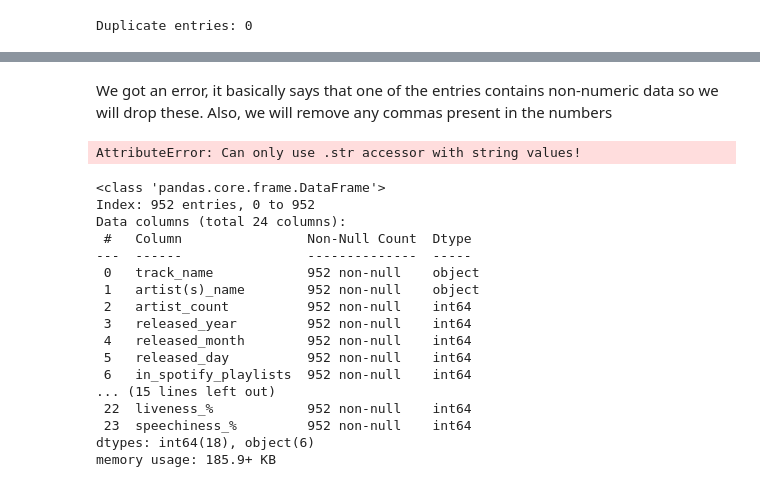
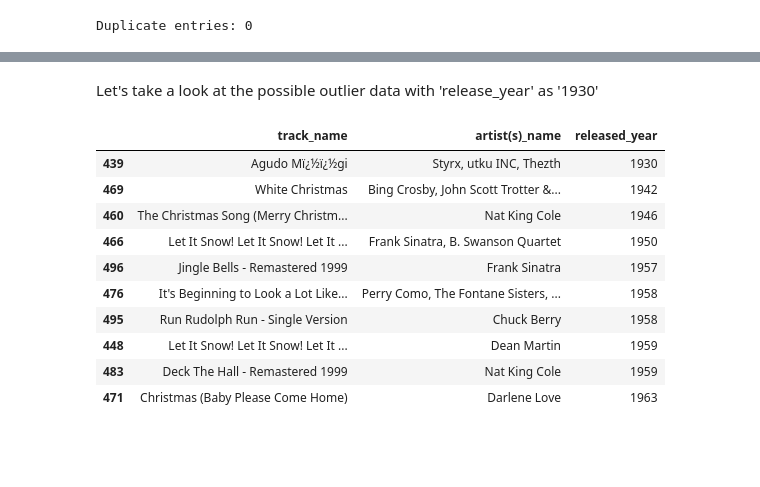
Before and after one commit to ad-mz/Python-Jupyter, a Jupyter notebook: case_study.ipynb, the cells around one changed output, grey strips where cells are left out. Saved outputs shown, nothing was run; the diff lists cells and outputs as text; code cells hidden in the pictures; blank space fills up the shorter version.

```diff
--- a/case_study.ipynb
+++ b/case_study.ipynb
@@ -112,32 +102,18 @@ myData['in_shazam_charts'] = myData['in_shazam_charts'].astype('int64')
-# %% [markdown]
-We got an error, it basically says that one of the entries contains non-numeric data so we will drop these. Also, we will remove any commas present in the numbers
-# %%
-myData = pd.read_csv("spotify-2023.csv", encoding='ISO-8859-1')
-
-myData = myData[~myData['streams'].str.contains('[a-zA-Z]', na=False)]
-myData['streams'] = myData['streams'].astype('int64')
-
-myData['in_deezer_charts'] = myData['in_deezer_charts'].str.replace(',', '')
-myData['in_shazam_charts'] = myData['in_shazam_charts'].str.replace(',', '')
-# %% [output]
-AttributeError: Can only use .str accessor with string values!
-# %%
-myData.info()
-# %% [output]
-<class 'pandas.core.frame.DataFrame'>
-Index: 952 entries, 0 to 952
-Data columns (total 24 columns):
- #   Column                Non-Null Count  Dtype
----  ------                --------------  -----
- 0   track_name            952 non-null    object
- 1   artist(s)_name        952 non-null    object
- 2   artist_count          952 non-null    int64
- 3   released_year         952 non-null    int64
- 4   released_month        952 non-null    int64
- 5   released_day          952 non-null    int64
- 6   in_spotify_playlists  952 non-null    int64
-... (15 lines left out)
- 22  liveness_%            952 non-null    int64
- 23  speechiness_%         952 non-null    int64
-dtypes: int64(18), object(6)
-memory usage: 185.9+ KB
+# %% [markdown]
+Let's take a look at the possible outlier data with 'release_year' as '1930'
+# %%
+tempdf = myData.sort_values(by='released_year')
+columns_selected = ['track_name', 'artist(s)_name', 'released_year']
+tempdf[columns_selected].head(10)
+# %% [output]
+|  | track_name | artist(s)_name | released_year |
+| 439 | Agudo Mï¿½ï¿½gi | Styrx, utku INC, Thezth | 1930 |
+| 469 | White Christmas | Bing Crosby, John Scott Trotter &... | 1942 |
+| 460 | The Christmas Song (Merry Christm... | Nat King Cole | 1946 |
+| 466 | Let It Snow! Let It Snow! Let It ... | Frank Sinatra, B. Swanson Quartet | 1950 |
+| 496 | Jingle Bells - Remastered 1999 | Frank Sinatra | 1957 |
+| 476 | It's Beginning to Look a Lot Like... | Perry Como, The Fontane Sisters, ... | 1958 |
+| 495 | Run Rudolph Run - Single Version | Chuck Berry | 1958 |
+| 448 | Let It Snow! Let It Snow! Let It ... | Dean Martin | 1959 |
+| 483 | Deck The Hall - Remastered 1999 | Nat King Cole | 1959 |
+| 471 | Christmas (Baby Please Come Home) | Darlene Love | 1963 |
```
Also changed, not shown: parts of 7 cells of this notebook.
